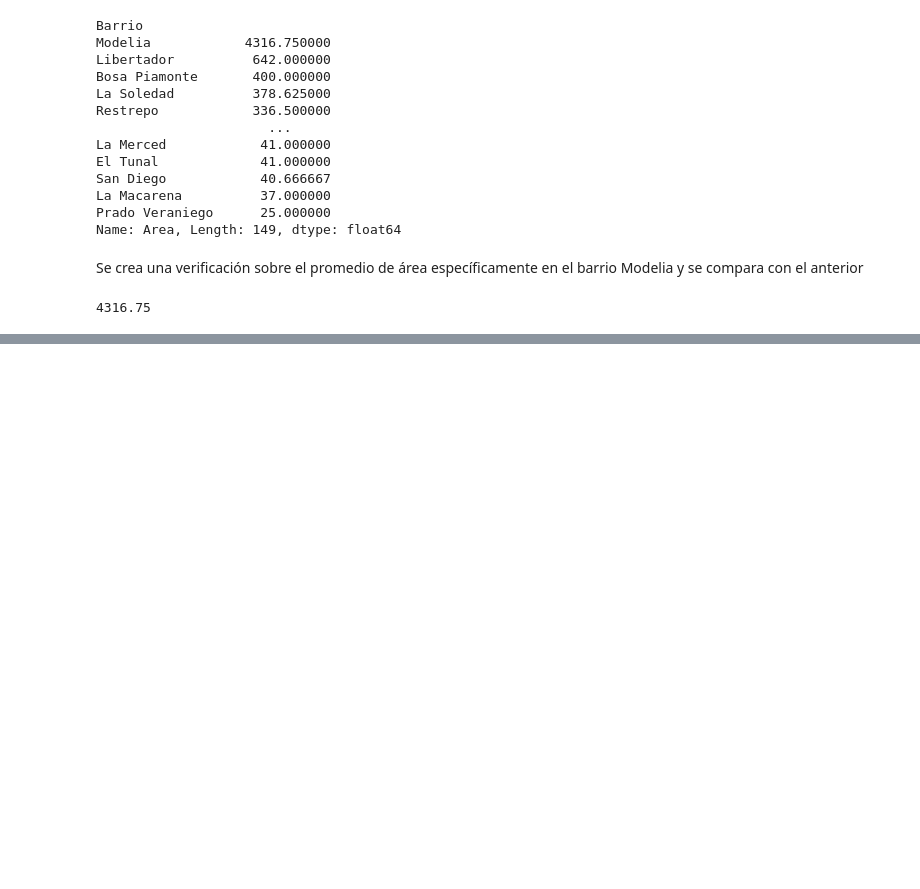
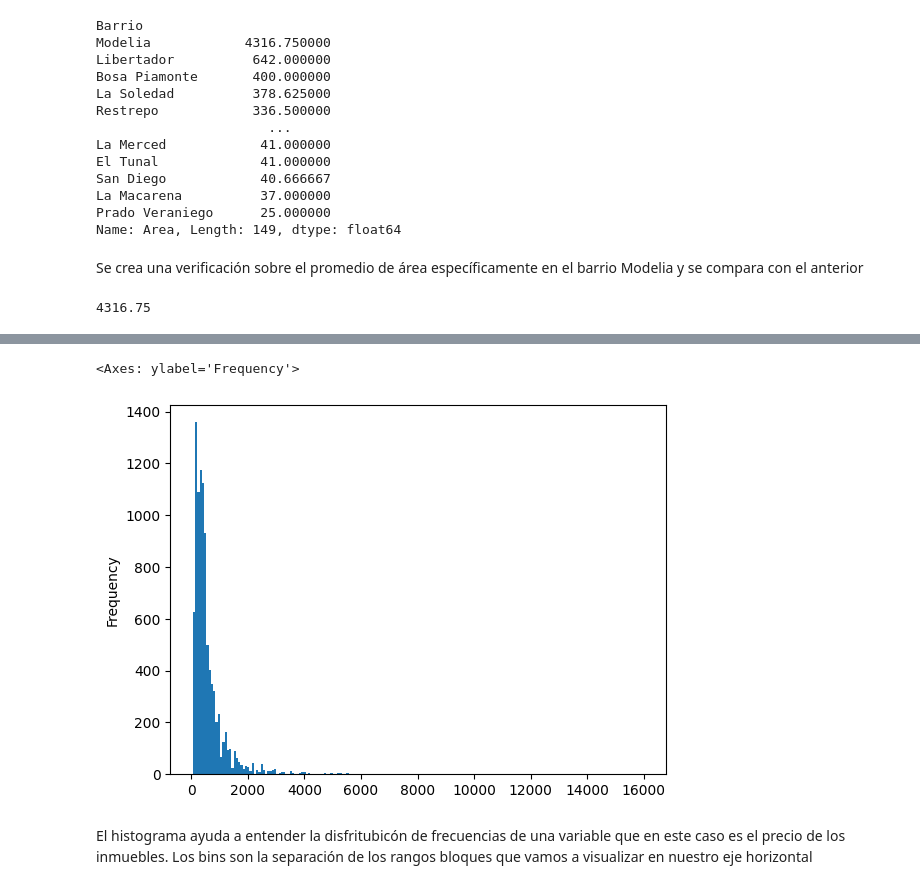
Before and after one commit to Leonel-Amaya/inmersion-datos, a Jupyter notebook: Inmersión_en_Datos_Aula_1.ipynb, the cells around one changed output, grey strips where cells are left out. Saved outputs shown, nothing was run; the diff lists cells and outputs as text; code cells hidden in the pictures; blank space fills up the shorter version.

```diff
--- a/Inmersión_en_Datos_Aula_1.ipynb
+++ b/Inmersión_en_Datos_Aula_1.ipynb
@@ -244,0 +368,5 @@ inmuebles_por_barrio.mean()
+# %%
+valor = inmuebles.Valor.str.split(expand = True) #Asignamos a una variable el resultado del dataset
+inmuebles['Moneda'] = valor[0] #Al dataset inmuebles añadimos una nueva columna llamada Moneda a la cual le asignamos los valores de la columna 0 del dataset nuevo
+inmuebles['Precio'] = valor[1] #Lo mismo hacemos con el precio
+inmuebles.sample(3)
@@ -244,0 +404,5 @@ inmuebles_por_barrio.mean()
+# %%
+inmuebles['Precio'] = inmuebles['Precio'].str.replace('.', '', regex = True)
+#Primero realizamos el tratamiento en strings y despues usamos la función replace que nos permite reemplazar dos valores
+#El primer parámetro es el valor que se quiere reemplazar. El segundo parámetro es por cuál se quiere reemplazar.
+#El tercer parámetro se debe escribir regex=True
@@ -244,0 +447,5 @@ inmuebles_por_barrio.mean()
+# %%
+inmuebles['Precio_Millon'] = inmuebles.Precio.astype('float')/1000000
+#La función astype nos permite convertirlo a un tipo float
+#Se divide por un millón para simplificar los valores, ya que todo se maneja en millones, dentro del dataset. Permite mejor lectura y visualización
+inmuebles.info()
@@ -244,0 +509,7 @@ inmuebles_por_barrio.mean()
+# %%
+inmuebles['Precio_Millon'].plot.hist(bins=200)
+# %% [output]
+<Axes: ylabel='Frequency'>
+[figure, added]
+# %% [markdown]
+El histograma ayuda a entender la disfritubicón de frecuencias de una variable que en este caso es el precio de los inmuebles. Los bins son la separación de los rangos bloques que vamos a visualizar en nuestro eje horizontal
```
Also changed, not shown: parts of 37 cells of this notebook.
